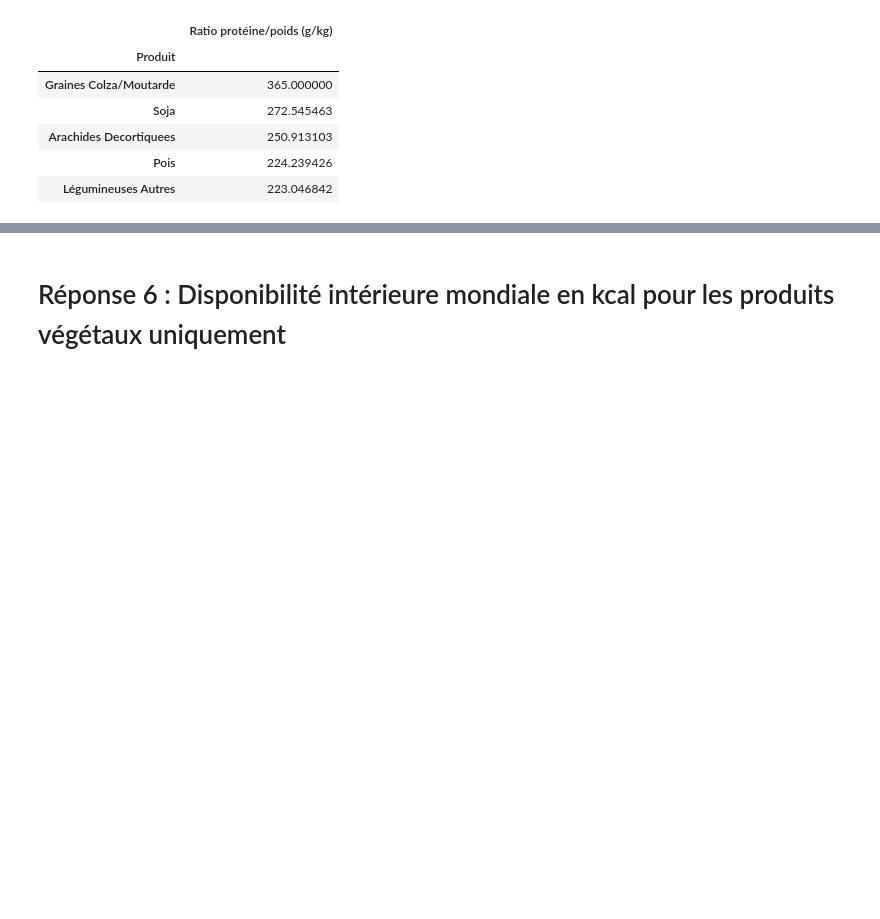
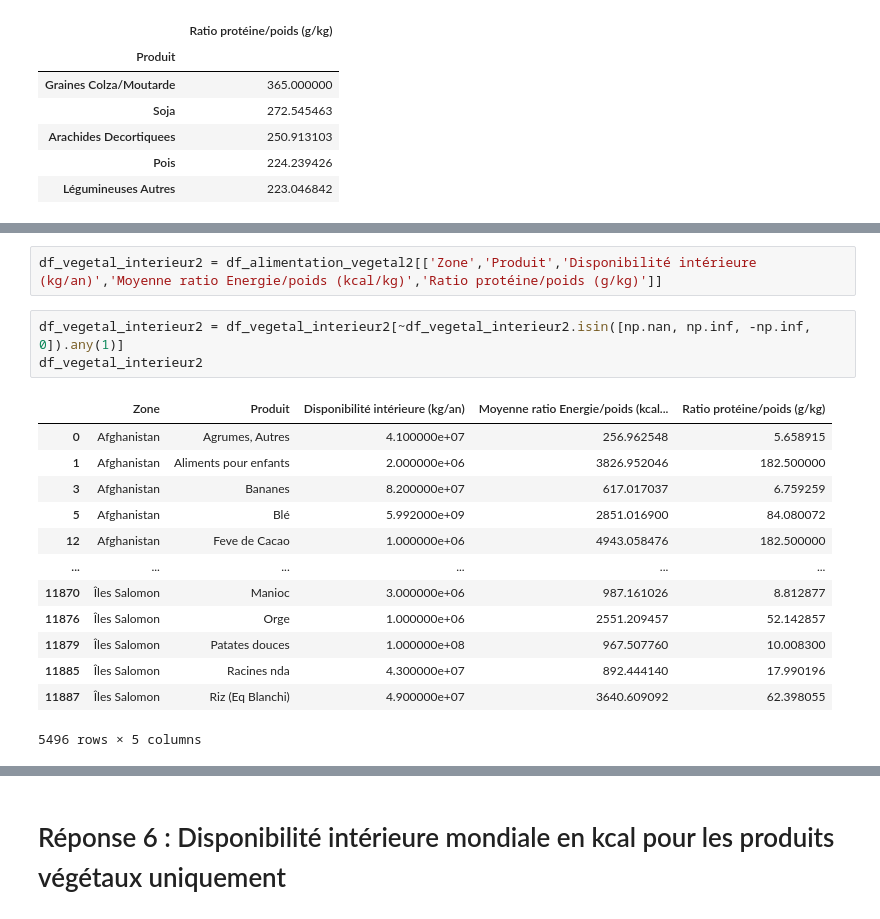
Before and after one commit to boublenza/Formation_OC, a Jupyter notebook: Projet3.ipynb, the cells around one changed output, grey strips where cells are left out. Drawn from its saved outputs; the diff is of its cells as text; blank space fills up the shorter version.

```diff
--- a/Projet3.ipynb
+++ b/Projet3.ipynb
@@ -491,0 +519,19 @@ df_moyenne_rapport_proteine.head(5)
+# %%
+df_vegetal_interieur2 = df_alimentation_vegetal2[['Zone','Produit','Disponibilité intérieure (kg/an)','Moyenne ratio Energie/poids (kcal/kg)','Ratio protéine/poids (g/kg)']]
+# %%
+df_vegetal_interieur2 = df_vegetal_interieur2[~df_vegetal_interieur2.isin([np.nan, np.inf, -np.inf, 0]).any(1)]
+df_vegetal_interieur2
+# %% [output]
+|  | Zone | Produit | Disponibilité intérieure (kg/an) | Moyenne ratio Energie/poids (kcal... | Ratio protéine/poids (g/kg) |
+| 0 | Afghanistan | Agrumes, Autres | 4.100000e+07 | 256.962548 | 5.658915 |
+| 1 | Afghanistan | Aliments pour enfants | 2.000000e+06 | 3826.952046 | 182.500000 |
+| 3 | Afghanistan | Bananes | 8.200000e+07 | 617.017037 | 6.759259 |
+| 5 | Afghanistan | Blé | 5.992000e+09 | 2851.016900 | 84.080072 |
+| 12 | Afghanistan | Feve de Cacao | 1.000000e+06 | 4943.058476 | 182.500000 |
+| ... | ... | ... | ... | ... | ... |
+| 11870 | Îles Salomon | Manioc | 3.000000e+06 | 987.161026 | 8.812877 |
+| 11876 | Îles Salomon | Orge | 1.000000e+06 | 2551.209457 | 52.142857 |
+| 11879 | Îles Salomon | Patates douces | 1.000000e+08 | 967.507760 | 10.008300 |
+| 11885 | Îles Salomon | Racines nda | 4.300000e+07 | 892.444140 | 17.990196 |
+| 11887 | Îles Salomon | Riz (Eq Blanchi) | 4.900000e+07 | 3640.609092 | 62.398055 |
+5496 rows × 5 columns
```
Also changed, not shown: parts of 26 cells of this notebook.
